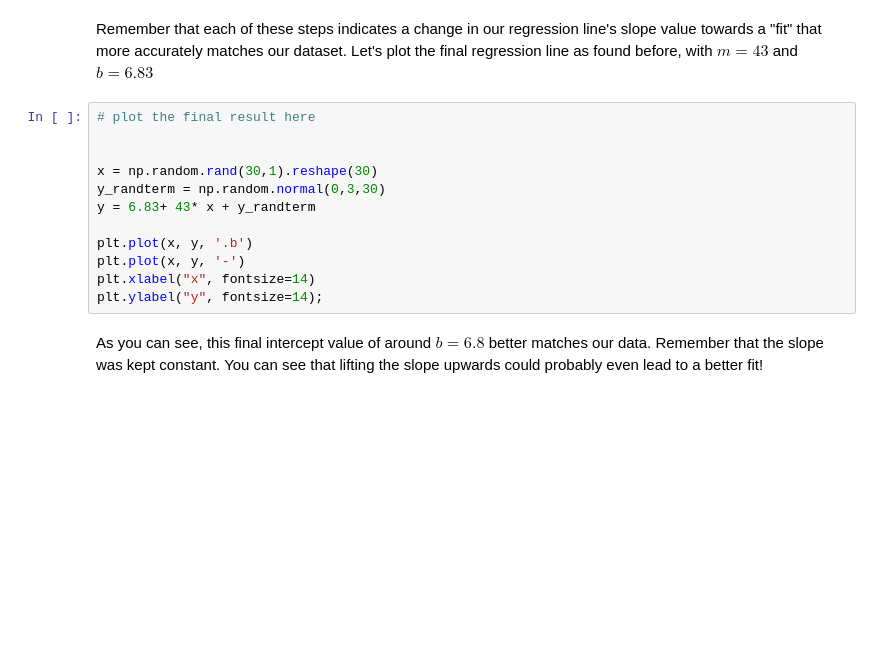
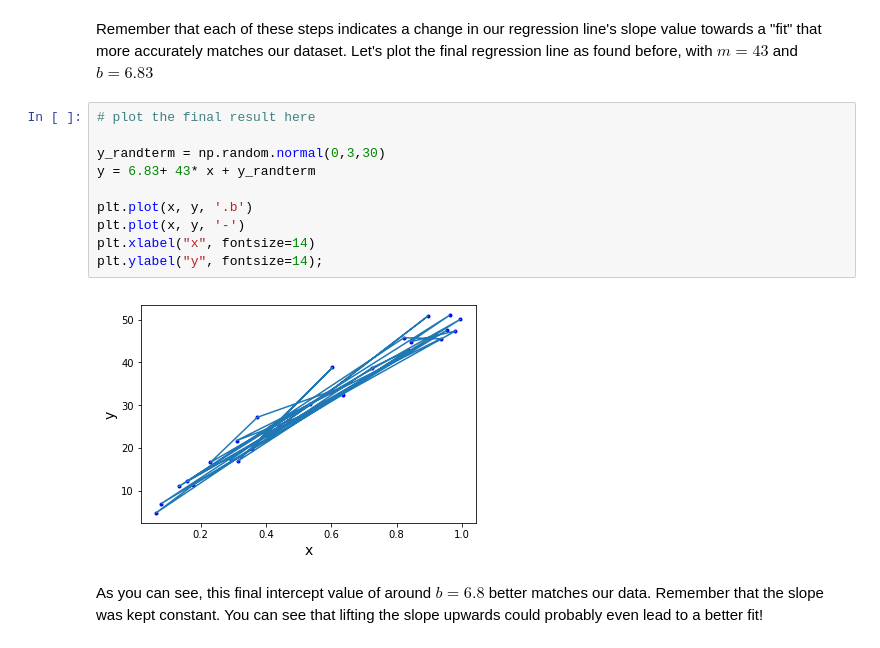
Before and after one commit to graceh3/dsc-2-14-12-gradient-descent-step-sizes-lab-nyc-ds-career-012819, a Jupyter notebook: index.ipynb, the cells around one changed output. Saved outputs shown, nothing was run; the diff lists cells and outputs as text; blank space fills up the shorter version.

```diff
--- a/index.ipynb
+++ b/index.ipynb
@@ -237,15 +237,15 @@ Remember that each of these steps indicates a change in our regression line's sl
 # %%
 # plot the final result here
 
-
-x = np.random.rand(30,1).reshape(30)
 y_randterm = np.random.normal(0,3,30)
 y = 6.83+ 43* x + y_randterm
 
 plt.plot(x, y, '.b')
 plt.plot(x, y, '-')
 plt.xlabel("x", fontsize=14)
 plt.ylabel("y", fontsize=14);
+# %% [output]
+[figure, added]
 # %% [markdown]
 As you can see, this final intercept value of around $b=6.8$ better matches our data. Remember that the slope was kept constant. You can see that lifting the slope upwards could probably even lead to a better fit!
 # %% [markdown]
```
